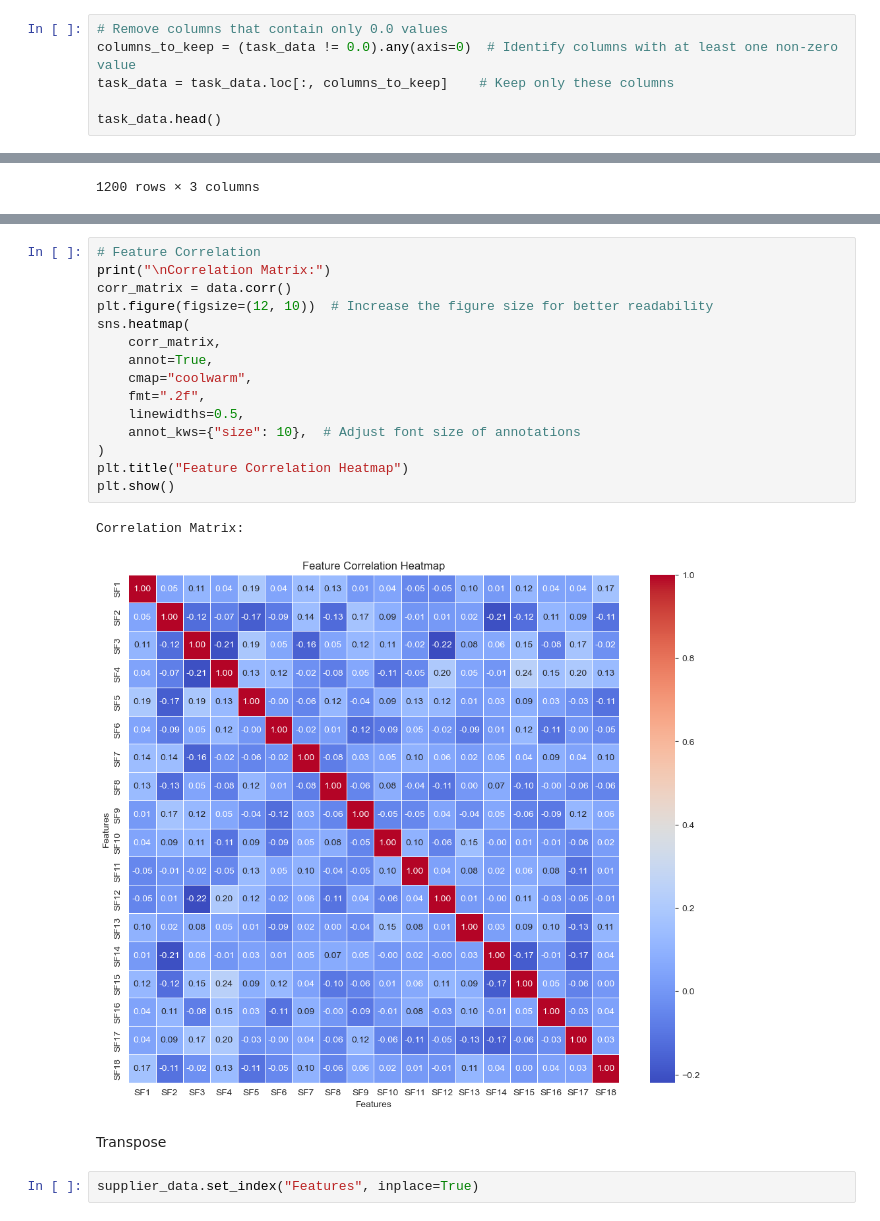
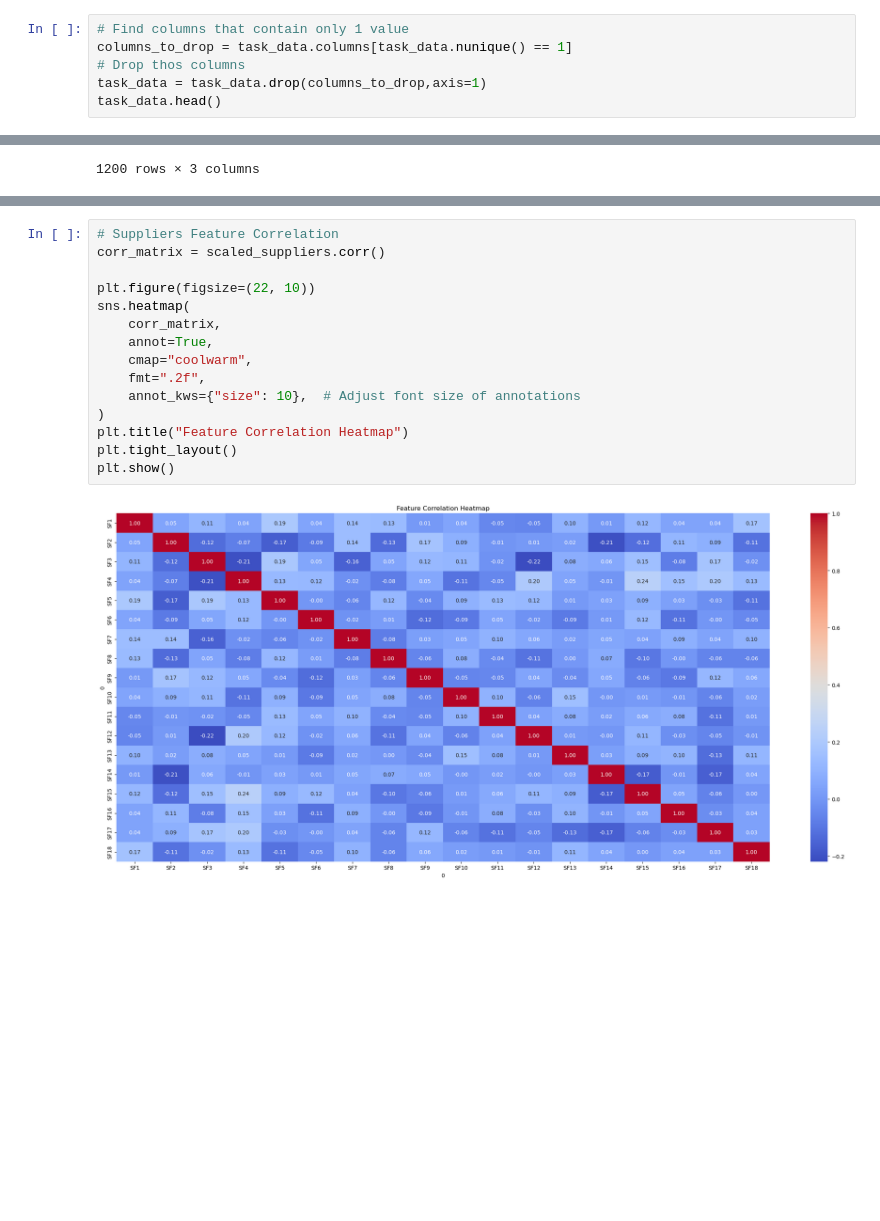
Before and after one commit to fazlur97/Python_EDA_Group, a Jupyter notebook: Final_notebooks/Step1_Step2.ipynb, the cells around one changed output, grey strips where cells are left out. Cells and saved outputs as stored; diff of their text form; blank space fills up the shorter version.

```diff
--- a/Final_notebooks/Step1_Step2.ipynb
+++ b/Final_notebooks/Step1_Step2.ipynb
@@ -142,8 +142,8 @@ memory usage: 180.1+ KB
 # %%
-# Remove columns that contain only 0.0 values
-columns_to_keep = (task_data != 0.0).any(axis=0)  # Identify columns with at least one non-zero value
-task_data = task_data.loc[:, columns_to_keep]    # Keep only these columns
-
+# Find columns that contain only 1 value
+columns_to_drop = task_data.columns[task_data.nunique() == 1]
+# Drop thos columns
+task_data = task_data.drop(columns_to_drop,axis=1)
 task_data.head()
 # %% [output]
 |  | TF1 | TF2 | TF3 | TF4 | TF5 | TF6 | TF7 | TF8 | TF9 | TF10 | ... | ... |
@@ -488,22 +525,17 @@ Step 2: Bivariate analysis
 # %%
-# Feature Correlation
-print("\nCorrelation Matrix:")
-corr_matrix = data.corr()
-plt.figure(figsize=(12, 10))  # Increase the figure size for better readability
+# Suppliers Feature Correlation
+corr_matrix = scaled_suppliers.corr()
+
+plt.figure(figsize=(22, 10))
 sns.heatmap(
     corr_matrix,
     annot=True,
     cmap="coolwarm",
     fmt=".2f",
-    linewidths=0.5,
     annot_kws={"size": 10},  # Adjust font size of annotations
 )
 plt.title("Feature Correlation Heatmap")
+plt.tight_layout()
 plt.show()
 # %% [output]
-Correlation Matrix:
-[figure, old version]
+[figure, new version]
-# %% [markdown]
-Transpose
-# %%
-supplier_data.set_index("Features", inplace=True)
```
Also changed, not shown: parts of 61 cells of this notebook.
